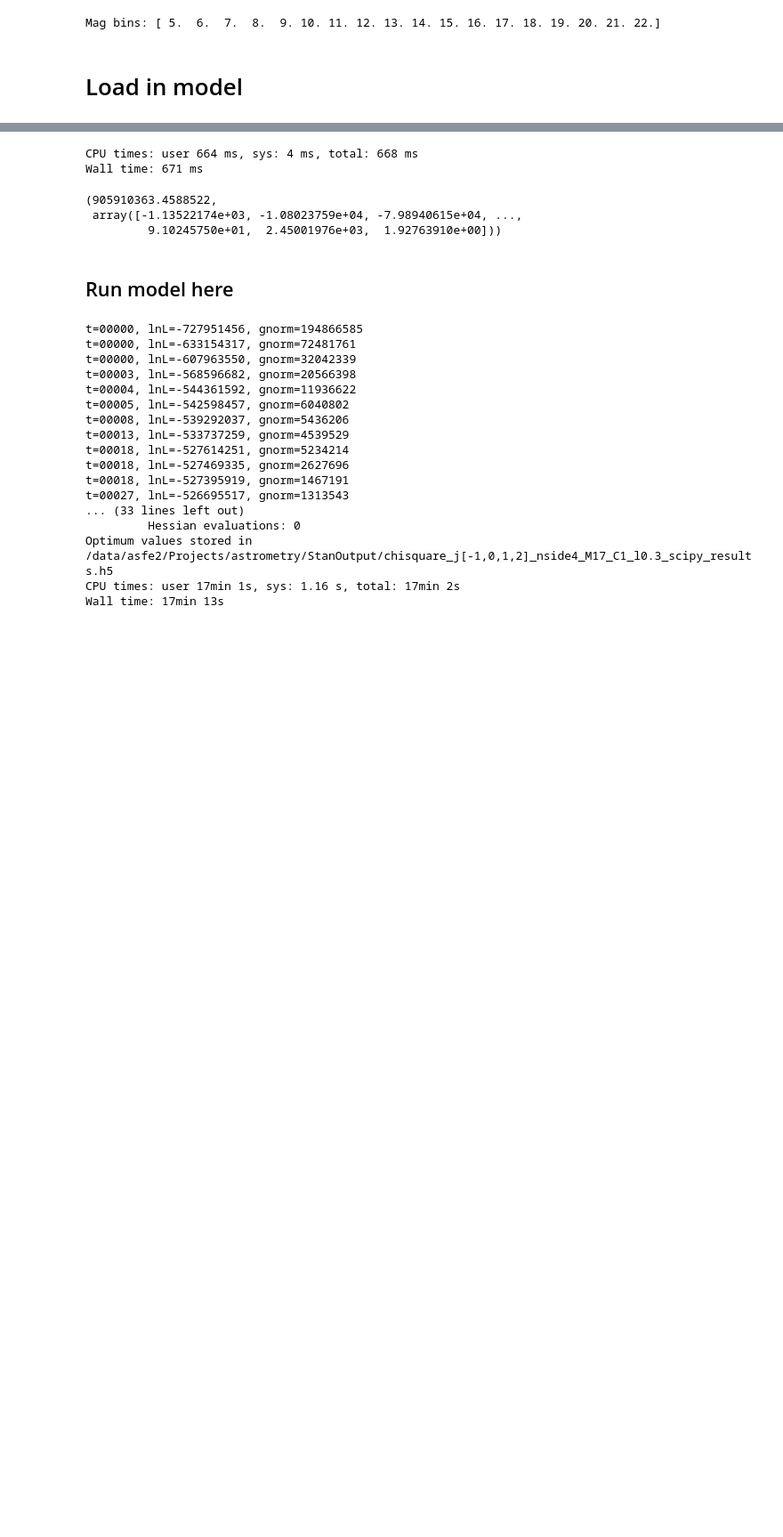
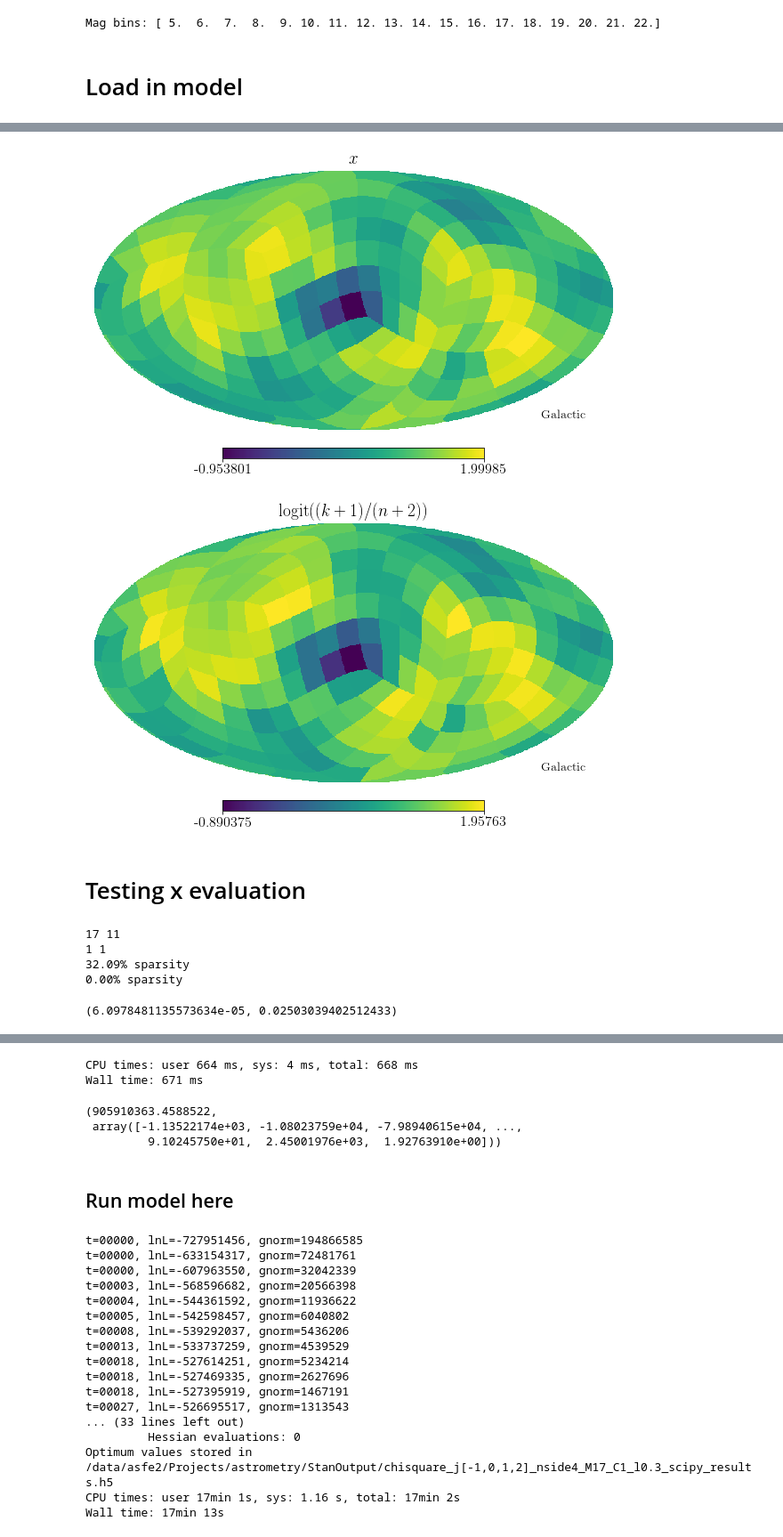
Before and after one commit to gaiaverse/astrometry, a Jupyter notebook: SelectionFunctionToolkit/TestingPython.ipynb, the cells around one changed output, grey strips where cells are left out. Shown at 89% size. Drawn from its saved outputs; the diff is of its cells as text; code cells hidden in the pictures; blank space fills up the shorter version.

```diff
--- a/SelectionFunctionToolkit/TestingPython.ipynb
+++ b/SelectionFunctionToolkit/TestingPython.ipynb
@@ -46,20 +44,18 @@ array([ 7.,  8.,  9., 10., 11., 12., 13., 14., 15., 16., 17., 18., 19.,
 # %%
 eps=1e-10
 
-lengthscale = 0.3
-j=[-1,0,1,2]
+M_bins = np.arange(5,22.1,1)
+M = len(M_bins)-1
+C = 1
 nside=4
+jmax=2
+B=2.
 
-M_bins = np.arange(5,22.1,1)
-M = M_bins.shape[0]-1
-C = 1
-
-lengthscale = 0.3
-lengthscale_m = lengthscale/(M_bins[1]-M_bins[0])
+lengthscale_m = 3.
 lengthscale_c = 1.
 
-file_root = f"chisquare_j{str(j).replace(' ','')}_nside{nside}_M{M}_C{C}_l{lengthscale}"
-basis_options = {'needlet':'chisquare', 'j':j, 'B':2.0, 'p':1.0, 'wavelet_tol':1e-2}
+file_root = f"chisquare_jmax{jmax}_nside{nside}_M{M}_C{C}_lm{lengthscale_m}"
+basis_options = {'needlet':'chisquare', 'j':jmax, 'B':B, 'p':1.0, 'wavelet_tol':1e-2}
 
 nside_original = 128
 resize = int((nside_original/nside)**2+0.1)
@@ -78,8 +74,8 @@ Mag bins: [ 5.  6.  7.  8.  9. 10. 11. 12. 13. 14. 15. 16. 17. 18. 19. 20. 21. 2
 from SelectionFunctionPython import pyChisel
 # %%
 # Import chisel
-pychisel = pyChisel(box['k'], box['n'],
-                basis_options,file_root,
+pychisel = pyChisel(box['k'].copy(), box['n'].copy(),
+                basis_options, file_root,
                 axes = ['magnitude','colour','position'],
                 nest = True,
                 lengthscale_m = lengthscale_m,
@@ -90,9 +86,13 @@ pychisel = pyChisel(box['k'], box['n'],
                 sparse = True,
                 pivot = True,
                 mu = 0.0,
+                Mlim = [M_bins[0], M_bins[-1]],
+                Clim = [-100,100],
                 sigma = [-0.81489922, -2.55429039],
                 spherical_basis_directory='/data/asfe2/Projects/astrometry/SphericalWavelets/',
                 stan_output_directory='/data/asfe2/Projects/astrometry/StanOutput/'
                 )
+
+pychisel.M_subspace
 # %% [output]
 Spherical basis file loaded
@@ -121,0 +224,11 @@ Initialising ray processes.
+# %%
+ii=15
+hp.mollview(pychisel.optimum_x[15,0], nest=True, coord=['C','G'], title=r'$x$')
+
+x_obs = logit((pychisel.k[ii,0]+1)/(pychisel.n[ii,0]+2))
+hp.mollview(x_obs, coord=['C','G'], title=r'$\mathrm{logit}((k+1)/(n+2))$')
+# %% [output]
+[figure, added]
+[figure, added]
+# %% [markdown]
+# Testing x evaluation
@@ -121,0 +238,13 @@ Initialising ray processes.
+# %%
+M=17; C=1
+
+M_subspace, cholesky_m = pychisel._construct_cholesky_matrix(M,3.)
+C_subspace, cholesky_c = pychisel._construct_cholesky_matrix(C,3.)
+
+cholesky_m_w, cholesky_m_v, cholesky_m_u = pychisel._sparsify(cholesky_m)[1:]
+cholesky_c_w, cholesky_c_v, cholesky_c_u = pychisel._sparsify(cholesky_c)[1:]
+# %% [output]
+17 11
+1 1
+32.09% sparsity
+0.00% sparsity
@@ -121,0 +281,4 @@ Initialising ray processes.
+# %%
+np.max(np.abs((x_arr - x)/x_arr)), np.max(np.abs((b_arr - b)/b_arr))
+# %% [output]
+(6.0978481135573634e-05, 0.02503039402512433)
```
Also changed, not shown: parts of 35 cells of this notebook, 3 other files.
